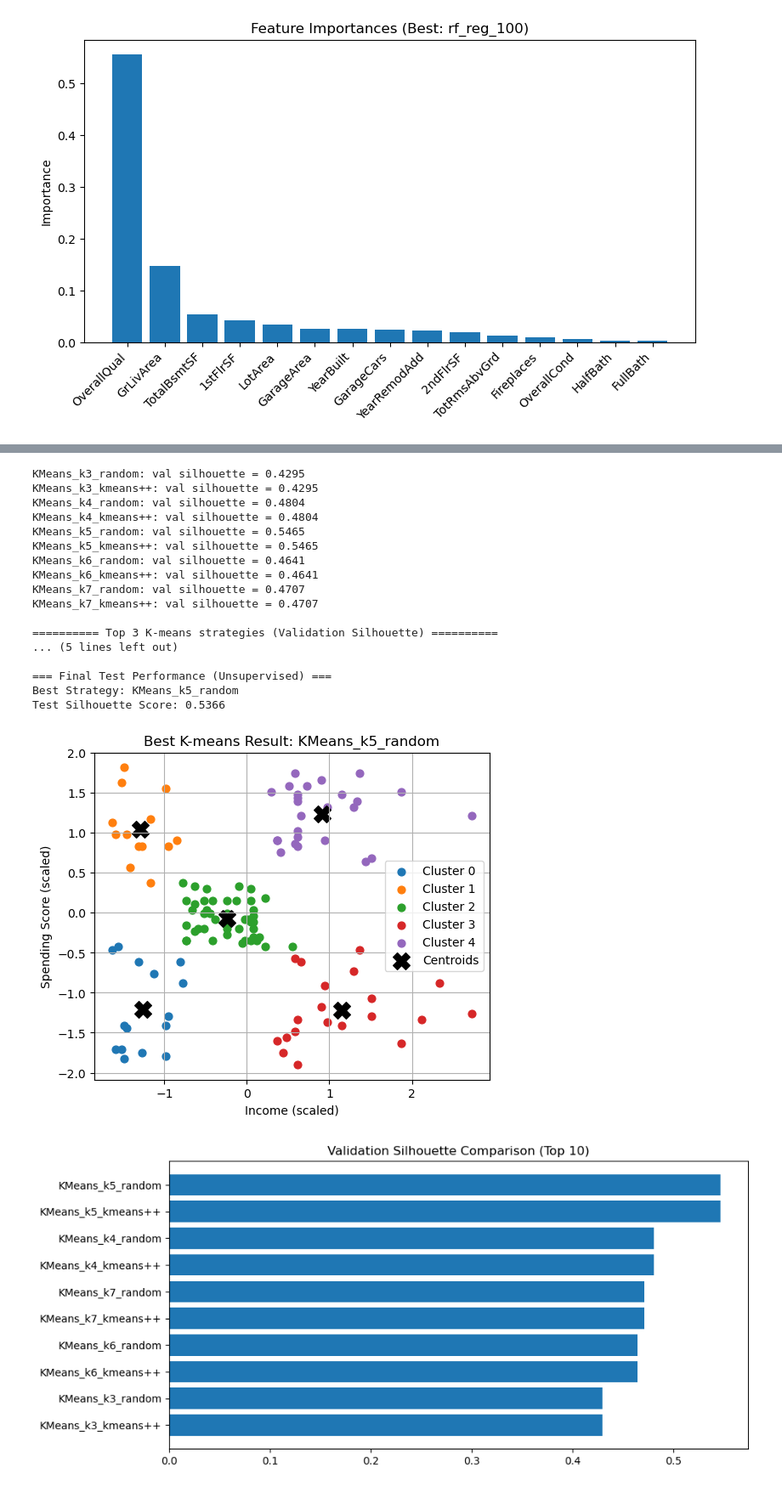
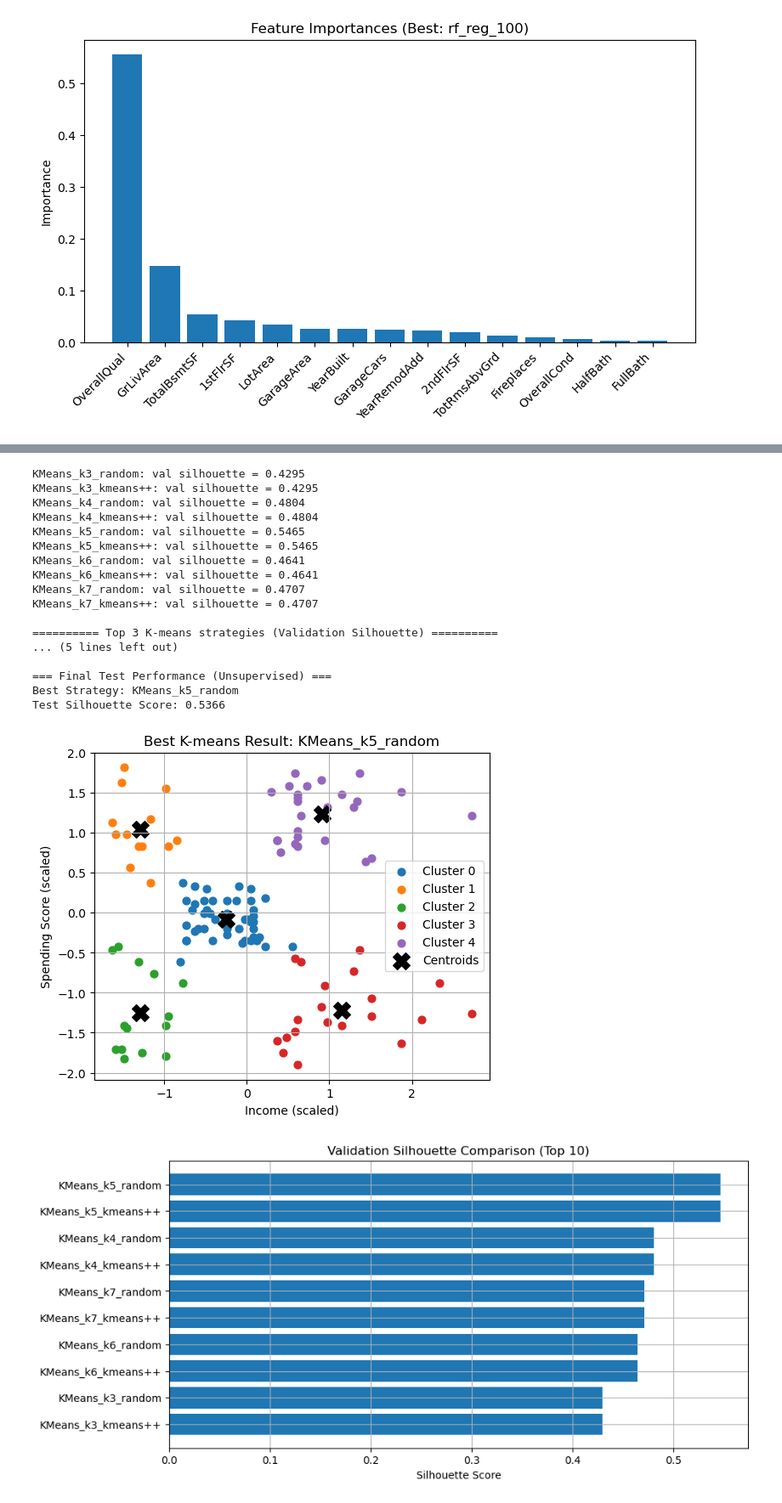
Before and after one commit to oesmln/intro-to-ai-ml-basic, a Jupyter notebook: code/Intro_to_AI_ML_Basic.ipynb, the cells around one changed output, grey strips where cells are left out. Shown: that part at 85% size. Cells and saved outputs as stored; diff of their text form; code cells hidden in the pictures.

```diff
--- a/code/Intro_to_AI_ML_Basic.ipynb
+++ b/code/Intro_to_AI_ML_Basic.ipynb
@@ -1298,9 +1413,20 @@ from sklearn.metrics import silhouette_score
 from sklearn.preprocessing import StandardScaler
 from sklearn.model_selection import train_test_split
 from io import StringIO
+import random
 
 # ============================
-# 1. Load dataset (your dataset)
+# 0. Seed 고정 (재현성 확보)
+# ============================
+def set_seed(seed=42):
+    """K-Means 실험 재현성을 위해 Python / NumPy / random 시드 고정"""
+    random.seed(seed)
+    np.random.seed(seed)
+
+set_seed(42)
+
+# ============================
+# 1. Dataset 로드
 # ============================
 df = pd.read_csv(StringIO(kmeans_data))
 
@@ -1308,13 +1434,13 @@ df = pd.read_csv(StringIO(kmeans_data))
 X = df[['Annual Income (k$)', 'Spending Score (1-100)']].values
 
 # ============================
-# 2. Split into train/val/test
+# 2. train / val / test 분리
 # ============================
 X_train, X_temp = train_test_split(X, test_size=0.4, random_state=42)
 X_val, X_test   = train_test_split(X_temp, test_size=0.5, random_state=42)
 
 # ============================
-# 3. Scaling
+# 3. 스케일링
 # ============================
 scaler = StandardScaler()
 X_train_s = scaler.fit_transform(X_train)
@@ -1322,10 +1448,10 @@ X_val_s   = scaler.transform(X_val)
 X_test_s  = scaler.transform(X_test)
 
 # ============================
-# 4. Define multiple strategies
+# 4. 여러 K-Means 전략 정의
 # ============================
 strategies = []
-for k in [3,4,5,6,7]:
+for k in [3, 4, 5, 6, 7]:
     strategies.append({
         "name": f"KMeans_k{k}_random",
         "k": k,
@@ -1340,7 +1466,7 @@ for k in [3,4,5,6,7]:
     })
 
 # ============================
-# 5. Train each strategy & Evaluate on Validation Set
+# 5. 각 전략 학습 + Validation Silhouette 평가
 # ============================
 results = []
 
@@ -1349,13 +1475,13 @@ for s in strategies:
         n_clusters=s["k"],
         init=s["init"],
         n_init=s["n_init"],
-        random_state=0,
+        random_state=42,  # 시드 고정
     )
 
-    # train only on train set
+    # train set으로만 학습
     model.fit(X_train_s)
 
-    # evaluate on validation set
+    # validation set에서 silhouette 점수 계산
     val_labels = model.predict(X_val_s)
     sil_val = silhouette_score(X_val_s, val_labels)
 
@@ -1370,7 +1496,7 @@ for s in strategies:
     print(f"{s['name']}: val silhouette = {sil_val:.4f}")
 
 # ============================
-# 6. Select Top 3 by Validation Silhouette
+# 6. Validation Silhouette 기준 Top 3
 # ============================
 results_sorted = sorted(results, key=lambda r: r["sil_val"], reverse=True)
 top3 = results_sorted[:3]
@@ -1382,13 +1508,15 @@ print(header)
 print("-" * len(header))
 
 for r in top3:
-    print(f"{r['name']:25s} | "
-          f"{str(r['k']):3s} | "
-          f"{r['init']:12s} | "
-          f"{r['sil_val']:<15.4f}")
+    print(
+        f"{r['name']:25s} | "
+        f"{str(r['k']):3s} | "
+        f"{r['init']:12s} | "
+        f"{r['sil_val']:<15.4f}"
+    )
 
 # ============================
-# 7. Evaluate Top Strategy on Test Set
+# 7. Top 1 전략으로 Test Set 평가
 # ============================
 best = top3[0]
 best_model = best["model"]
@@ -1401,9 +1529,9 @@ print(f"Best Strategy: {best['name']}")
 print(f"Test Silhouette Score: {sil_test:.4f}")
 
 # ============================
-# 8. Extra Visualization (Best Model)
+# 8. Best 모델 시각화 (Train 기준)
 # ============================
-plt.figure(figsize=(6,5))
+plt.figure(figsize=(6, 5))
 plt.title(f"Best K-means Result: {best['name']}")
 
 for k in range(best["k"]):
@@ -1415,8 +1543,8 @@ for k in range(best["k"]):
     )
 
 plt.scatter(
-    best_model.cluster_centers_[:,0],
-    best_model.cluster_centers_[:,1],
+    best_model.cluster_centers_[:, 0],
+    best_model.cluster_centers_[:, 1],
     s=200, c="black", marker="X", label="Centroids"
 )
 plt.xlabel("Income (scaled)")
@@ -1426,49 +1554,52 @@ plt.grid(True)
 plt.show()
 
 # ============================
-# 9. Extra: Compare Strategies
+# 9. 전략별 Validation Silhouette 비교 (Top 10)
 # ============================
-plt.figure(figsize=(10,5))
+plt.figure(figsize=(10, 5))
 names = [r["name"] for r in results_sorted]
 scores = [r["sil_val"] for r in results_sorted]
 plt.barh(names[:10], scores[:10])
 plt.title("Validation Silhouette Comparison (Top 10)")
 plt.gca().invert_yaxis()
+plt.xlabel("Silhouette Score")
+plt.grid(True)
 plt.show()
 
 # ============================
-# 10. Extra: Elbow Method
+# 10. Elbow Method (Train Set)
 # ============================
 sse_list = []
-K_range = range(2,10)
+K_range = range(2, 10)
 for k in K_range:
-    km = KMeans(n_clusters=k, random_state=0).fit(X_train_s)
+    km = KMeans(n_clusters=k, random_state=42)
+    km.fit(X_train_s)
     sse_list.append(km.inertia_)
 
-plt.figure(figsize=(6,4))
+plt.figure(figsize=(6, 4))
 plt.plot(K_range, sse_list, marker="o")
 plt.xlabel("k")
 plt.ylabel("SSE")
 plt.title("Elbow Method (Train Set)")
 plt.grid(True)
 plt.show()
 # %% [output]
 KMeans_k3_random: val silhouette = 0.4295
 KMeans_k3_kmeans++: val silhouette = 0.4295
 KMeans_k4_random: val silhouette = 0.4804
 KMeans_k4_kmeans++: val silhouette = 0.4804
 KMeans_k5_random: val silhouette = 0.5465
 KMeans_k5_kmeans++: val silhouette = 0.5465
 KMeans_k6_random: val silhouette = 0.4641
 KMeans_k6_kmeans++: val silhouette = 0.4641
 KMeans_k7_random: val silhouette = 0.4707
 KMeans_k7_kmeans++: val silhouette = 0.4707
 
 ========== Top 3 K-means strategies (Validation Silhouette) ==========
 ... (5 lines left out)
 
 === Final Test Performance (Unsupervised) ===
 Best Strategy: KMeans_k5_random
 Test Silhouette Score: 0.5366
-[figure, old version]
+[figure, new version]
-[figure, old version]
+[figure, new version]
```
Also changed, not shown: parts of 13 cells of this notebook.
